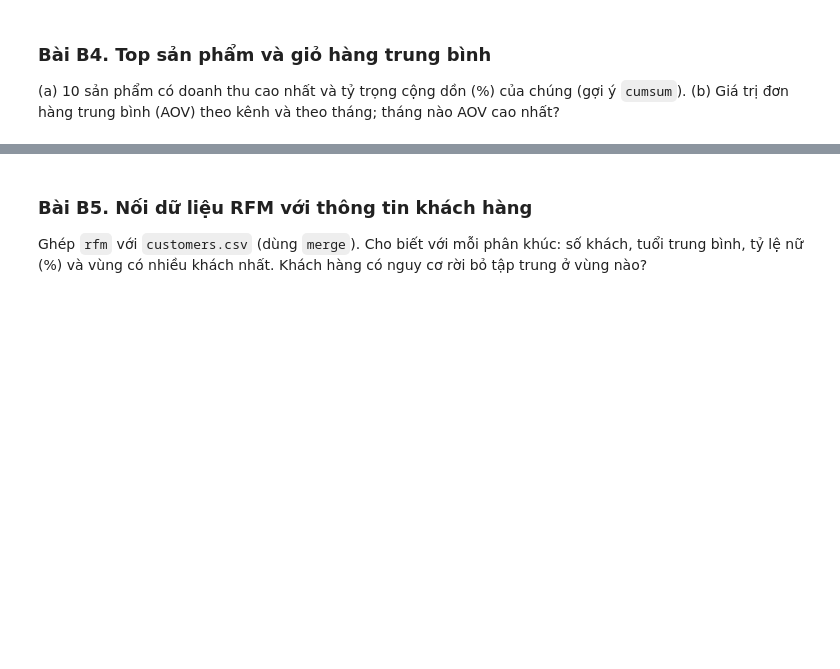
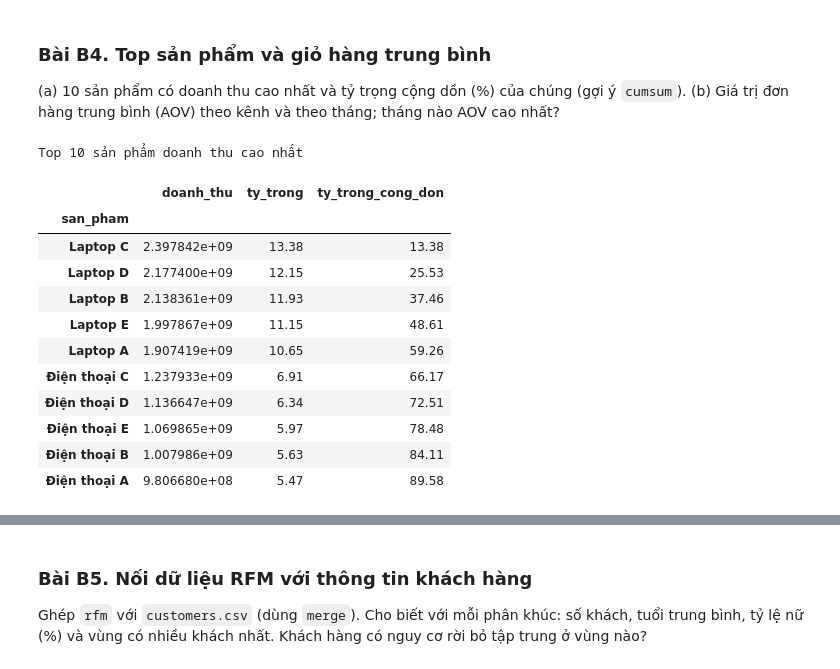
Before and after one commit to Twy-linh/Linh, a Jupyter notebook: Linh/bai_tap/Buoi_05_BaiTap.ipynb, the cells around one changed output, grey strips where cells are left out. Cells and saved outputs as stored; diff of their text form; code cells hidden in the pictures; blank space fills up the shorter version.

```diff
--- a/Linh/bai_tap/Buoi_05_BaiTap.ipynb
+++ b/Linh/bai_tap/Buoi_05_BaiTap.ipynb
@@ -190,4 +422,25 @@ Tạo cột 0/1 cho đơn hủy rồi lấy trung bình theo nhóm = tỷ lệ.
 (a) 10 sản phẩm có doanh thu cao nhất và tỷ trọng cộng dồn (%) của chúng (gợi ý `cumsum`).
 (b) Giá trị đơn hàng trung bình (AOV) theo kênh và theo tháng; tháng nào AOV cao nhất?
 # %%
-# Viết code của bạn ở đây
+top_sp = ht.groupby("san_pham")["doanh_thu"].sum().sort_values(ascending=False).head(10).to_frame()
+#tỷ trọng doanh thu theo sản phẩn
+tong_doanh_thu = ht["doanh_thu"].sum()
+top_sp["ty_trong"] = (top_sp["doanh_thu"] / tong_doanh_thu * 100).round(2)
+#tỷ trọng cộng dồn (%)
+top_sp["ty_trong_cong_don"] = top_sp["ty_trong"].cumsum().round(2) #cumsum:tỷ trọng cộng dồn
+print("Top 10 sản phẩm doanh thu cao nhất")
+display(top_sp)
+# %% [output]
+Top 10 sản phẩm doanh thu cao nhất
+|  | doanh_thu | ty_trong | ty_trong_cong_don |
+| san_pham |  |  |  |
+| Laptop C | 2.397842e+09 | 13.38 | 13.38 |
+| Laptop D | 2.177400e+09 | 12.15 | 25.53 |
+| Laptop B | 2.138361e+09 | 11.93 | 37.46 |
+| Laptop E | 1.997867e+09 | 11.15 | 48.61 |
+| Laptop A | 1.907419e+09 | 10.65 | 59.26 |
+| Điện thoại C | 1.237933e+09 | 6.91 | 66.17 |
+| Điện thoại D | 1.136647e+09 | 6.34 | 72.51 |
+| Điện thoại E | 1.069865e+09 | 5.97 | 78.48 |
+| Điện thoại B | 1.007986e+09 | 5.63 | 84.11 |
+| Điện thoại A | 9.806680e+08 | 5.47 | 89.58 |
```
Also changed, not shown: parts of 17 cells of this notebook.
